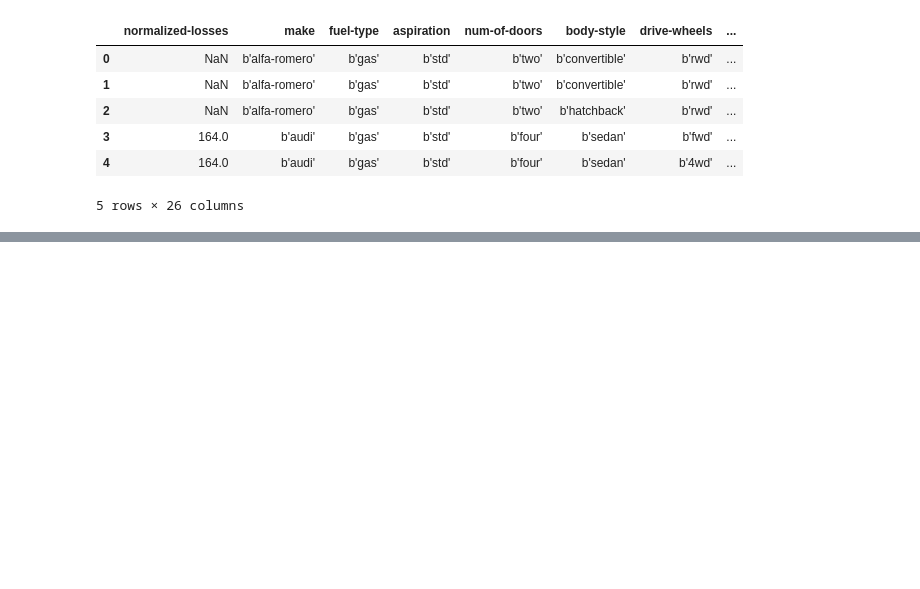
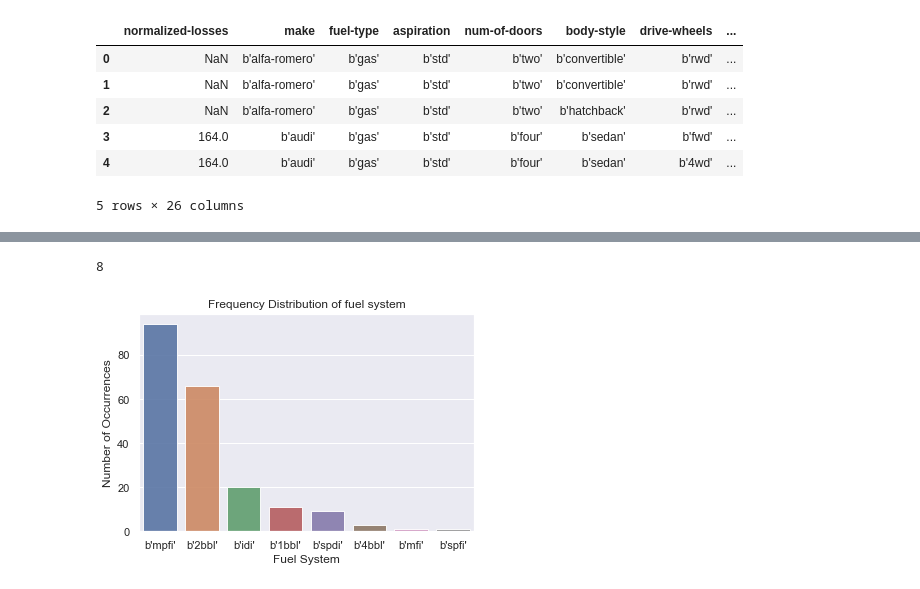
Before and after one commit to serrodcal-data-scientist/dataLab1, a Jupyter notebook: EDA.ipynb, the cells around one changed output, grey strips where cells are left out. Saved outputs shown, nothing was run; the diff lists cells and outputs as text; code cells hidden in the pictures; blank space fills up the shorter version.

```diff
--- a/EDA.ipynb
+++ b/EDA.ipynb
@@ -25,0 +72,4 @@ df.head()
+# %%
+# Copy in order to deal with categorical data only
+cat_df = df.select_dtypes(include=['object']).copy()
+cat_df.head()
@@ -25,0 +142,15 @@ df.head()
+# %%
+# To know the count of distinct categories within the feature
+print(cat_df['fuel-system'].value_counts().count())
+# %% [output]
+8
+# %%
+fuel_system_count = cat_df['fuel-system'].value_counts()
+sns.set(style="darkgrid")
+sns.barplot(fuel_system_count.index, fuel_system_count.values, alpha=0.9)
+plt.title('Frequency Distribution of fuel system')
+plt.ylabel('Number of Occurrences', fontsize=12)
+plt.xlabel('Fuel System', fontsize=12)
+plt.show()
+# %% [output]
+[figure, added]
```
Also changed, not shown: parts of 13 cells of this notebook, 2 other files.
